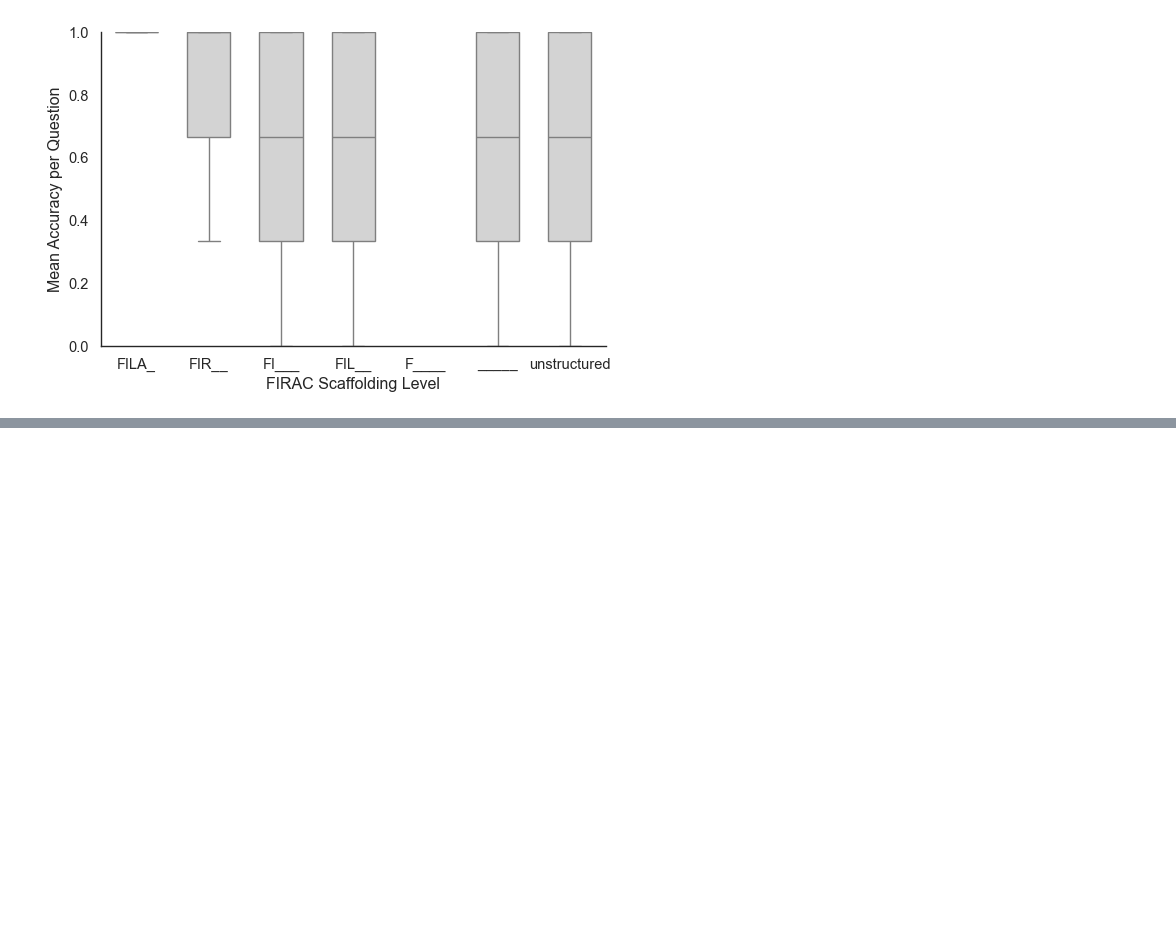
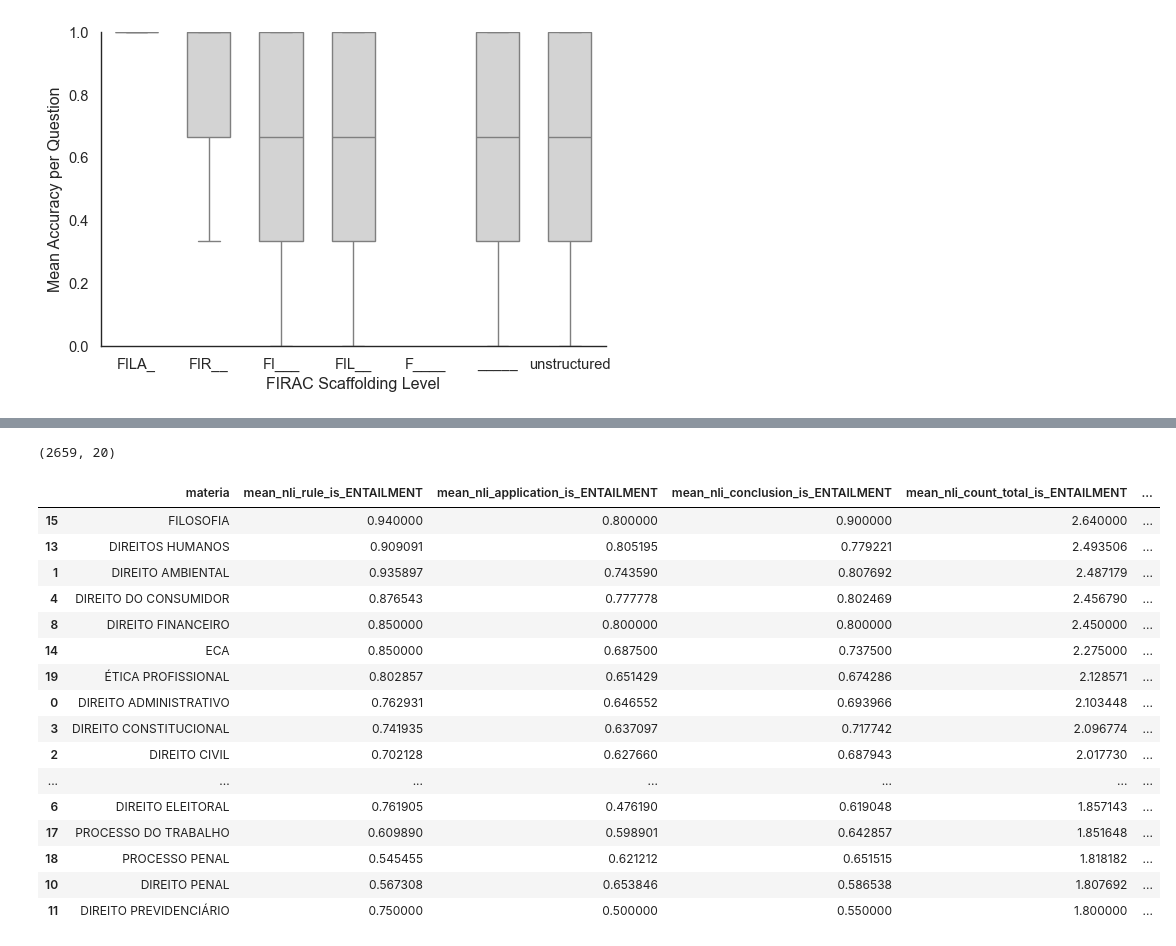
Before and after one commit to pcalais/law-cognitive-structure, a Jupyter notebook: notebooks/generate-statistics-pre-pca.ipynb, the cells around one changed output, grey strips where cells are left out. Cells and saved outputs as stored; diff of their text form; code cells hidden in the pictures; blank space fills up the shorter version.

```diff
--- a/notebooks/generate-statistics-pre-pca.ipynb
+++ b/notebooks/generate-statistics-pre-pca.ipynb
@@ -551,0 +603,43 @@ plt.show()
+# %%
+import pandas as pd
+
+# Garante que não há NaNs em avg_consistency
+df = question_agg_df.dropna(subset=["nli_count_total_is_ENTAILMENT"])
+
+print(df.shape)
+
+# Agrega por matéria
+entailment_by_materia = (
+    df
+    .groupby("materia")
+    .agg(
+        mean_nli_rule_is_ENTAILMENT=("nli_rule_is_ENTAILMENT", "mean"),
+        mean_nli_application_is_ENTAILMENT=("nli_application_is_ENTAILMENT", "mean"),
+        mean_nli_conclusion_is_ENTAILMENT=("nli_conclusion_is_ENTAILMENT", "mean"),
+        mean_nli_count_total_is_ENTAILMENT=("nli_count_total_is_ENTAILMENT", "mean"),
+        n_questions=("question_id", "count")
+    )
+    .reset_index()
+    .sort_values("mean_nli_count_total_is_ENTAILMENT", ascending=False)
+)
+
+entailment_by_materia
+# %% [output]
+(2659, 20)
+|  | materia | mean_nli_rule_is_ENTAILMENT | mean_nli_application_is_ENTAILMENT | mean_nli_conclusion_is_ENTAILMENT | mean_nli_count_total_is_ENTAILMENT | ... |
+| 15 | FILOSOFIA | 0.940000 | 0.800000 | 0.900000 | 2.640000 | ... |
+| 13 | DIREITOS HUMANOS | 0.909091 | 0.805195 | 0.779221 | 2.493506 | ... |
+| 1 | DIREITO AMBIENTAL | 0.935897 | 0.743590 | 0.807692 | 2.487179 | ... |
+| 4 | DIREITO DO CONSUMIDOR | 0.876543 | 0.777778 | 0.802469 | 2.456790 | ... |
+| 8 | DIREITO FINANCEIRO | 0.850000 | 0.800000 | 0.800000 | 2.450000 | ... |
+| 14 | ECA | 0.850000 | 0.687500 | 0.737500 | 2.275000 | ... |
+| 19 | ÉTICA PROFISSIONAL | 0.802857 | 0.651429 | 0.674286 | 2.128571 | ... |
+| 0 | DIREITO ADMINISTRATIVO | 0.762931 | 0.646552 | 0.693966 | 2.103448 | ... |
+| 3 | DIREITO CONSTITUCIONAL | 0.741935 | 0.637097 | 0.717742 | 2.096774 | ... |
+| 2 | DIREITO CIVIL | 0.702128 | 0.627660 | 0.687943 | 2.017730 | ... |
+| ... | ... | ... | ... | ... | ... | ... |
+| 6 | DIREITO ELEITORAL | 0.761905 | 0.476190 | 0.619048 | 1.857143 | ... |
+| 17 | PROCESSO DO TRABALHO | 0.609890 | 0.598901 | 0.642857 | 1.851648 | ... |
+| 18 | PROCESSO PENAL | 0.545455 | 0.621212 | 0.651515 | 1.818182 | ... |
+| 10 | DIREITO PENAL | 0.567308 | 0.653846 | 0.586538 | 1.807692 | ... |
+| 11 | DIREITO PREVIDENCIÁRIO | 0.750000 | 0.500000 | 0.550000 | 1.800000 | ... |
```
Also changed, not shown: parts of 14 cells of this notebook, 3 other files.
